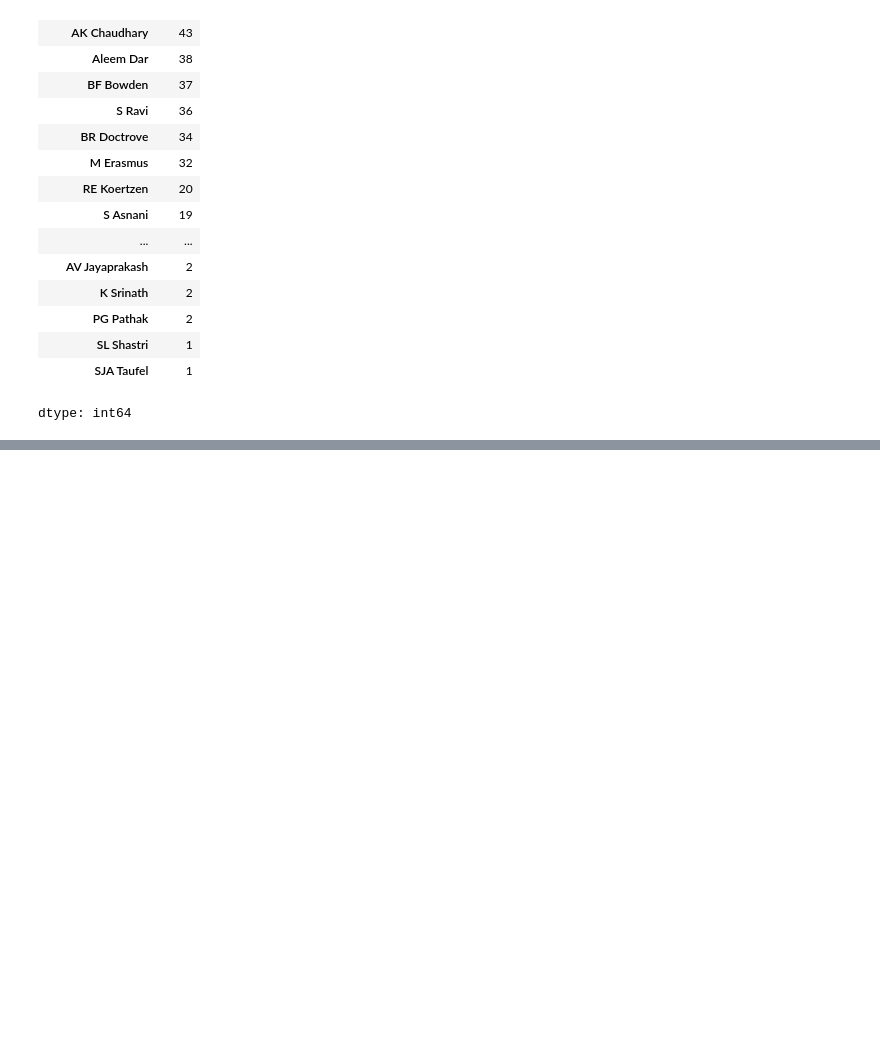
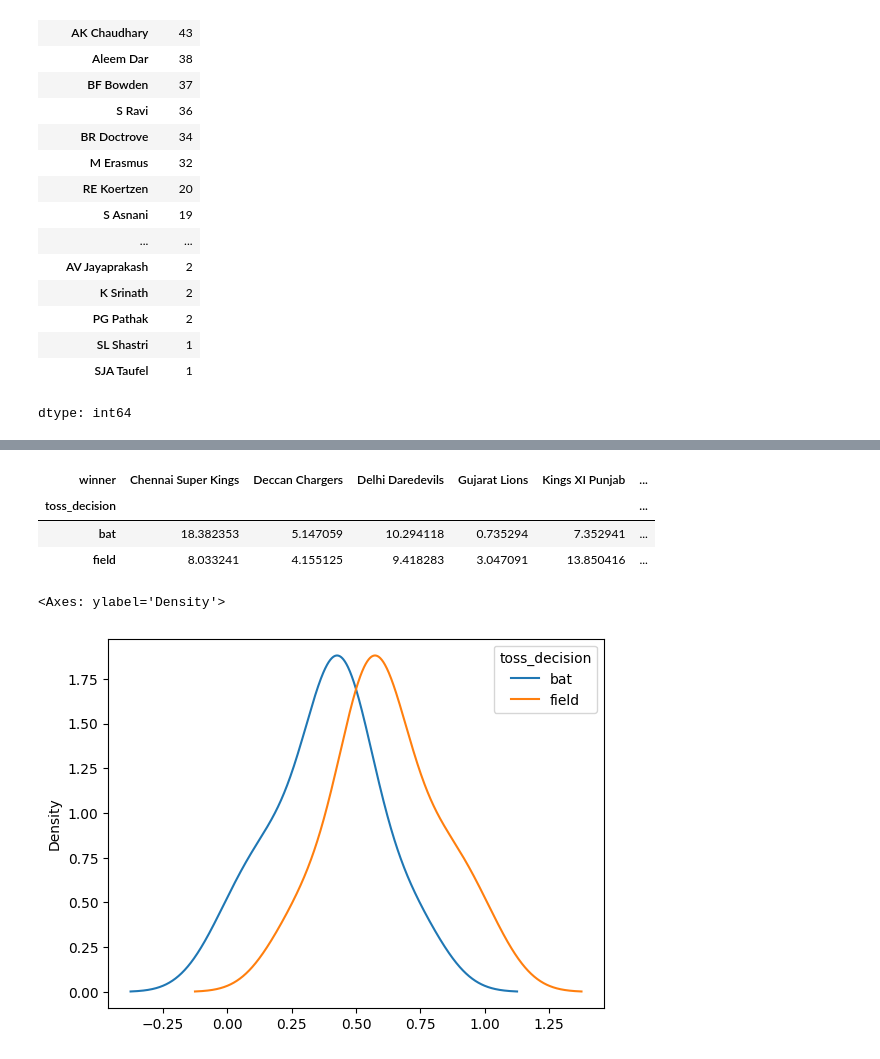
Before and after one commit to raj-coding1/EdaAnalysis, a Jupyter notebook: Untitled26.ipynb, the cells around one changed output, grey strips where cells are left out. Cells and saved outputs as stored; diff of their text form; code cells hidden in the pictures; blank space fills up the shorter version.

```diff
--- a/Untitled26.ipynb
+++ b/Untitled26.ipynb
@@ -524,0 +541,2 @@ dtype: int64
+# %%
+df['winner'] = df['winner'].str.replace('Rising Pune Supergiants','Rising Pune Supergiant')
@@ -524,0 +590,12 @@ dtype: int64
+# %%
+pd.crosstab(df['toss_decision'],df['winner'], normalize = 'index')*100
+# %% [output]
+| winner | Chennai Super Kings | Deccan Chargers | Delhi Daredevils | Gujarat Lions | Kings XI Punjab | ... |
+| toss_decision |  |  |  |  |  | ... |
+| bat | 18.382353 | 5.147059 | 10.294118 | 0.735294 | 7.352941 | ... |
+| field | 8.033241 | 4.155125 | 9.418283 | 3.047091 | 13.850416 | ... |
+# %%
+pd.crosstab(df['winner'],df['toss_decision'], normalize = 'index').plot(kind = 'kde')
+# %% [output]
+<Axes: ylabel='Density'>
+[figure, added]
```
Also changed, not shown: parts of 6 cells of this notebook.
